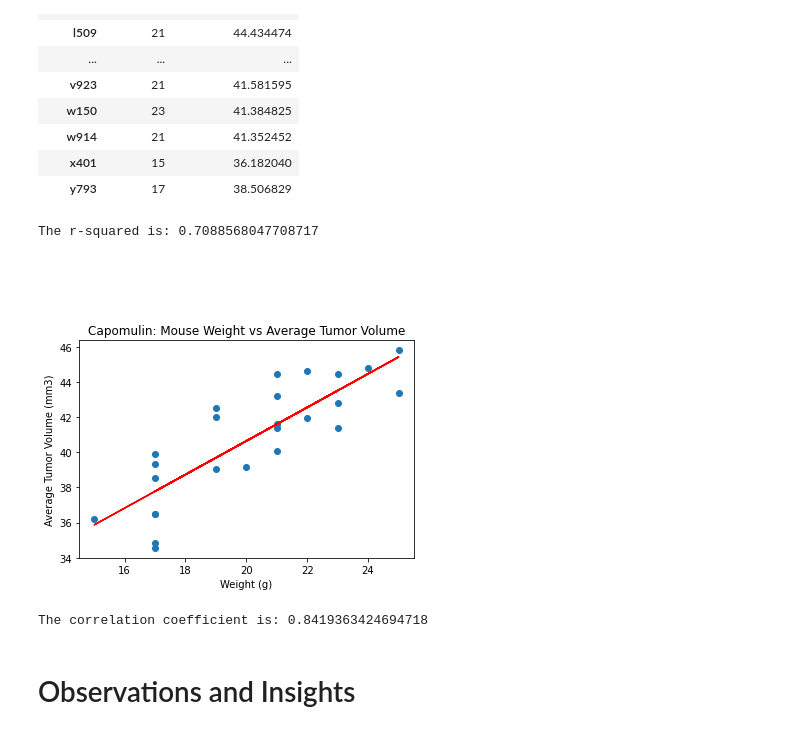
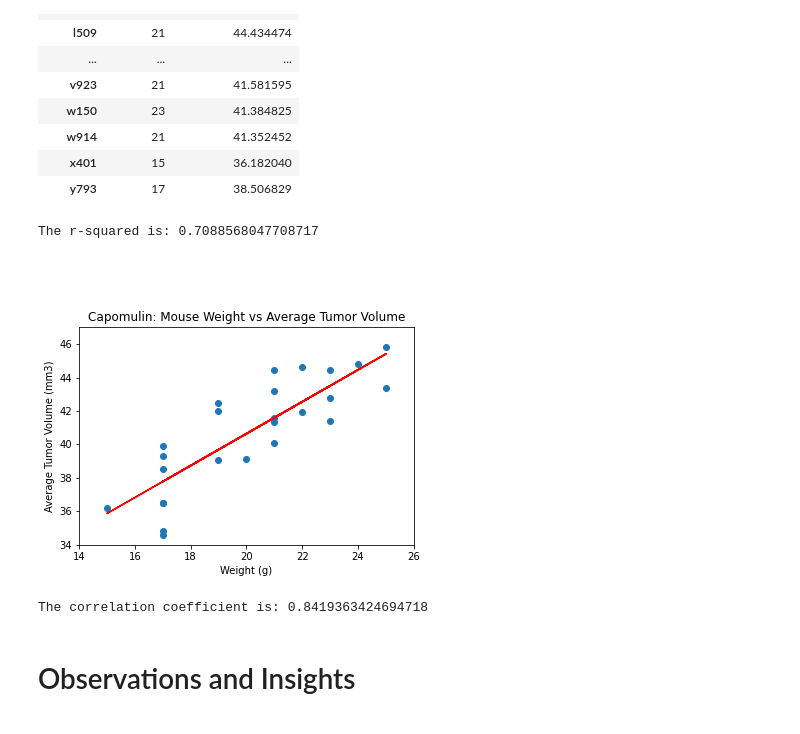
Before and after one commit to chanrce/Matplotlib-challenge, a Jupyter notebook: Instructions/Pymaceuticals/pymaceuticals_starter.ipynb, the cells around one changed output. Saved outputs shown, nothing was run; the diff lists cells and outputs as text; code cells hidden in the pictures.

Commit message:
added xlim and ylims

```diff
--- a/Instructions/Pymaceuticals/pymaceuticals_starter.ipynb
+++ b/Instructions/Pymaceuticals/pymaceuticals_starter.ipynb
@@ -453,23 +460,25 @@ tumorvolandweight
 # %%
 #COPIED FROM CLASS EXAMPLE: CORR COEFFICIENT
 
 x_values = tumorvolandweight['Weight (g)']
 y_values = tumorvolandweight['Tumor Volume (mm3)']
 (slope, intercept, rvalue, pvalue, stderr) = linregress(x_values, y_values)
 regress_values = x_values * slope + intercept
 line_eq = "y = " + str(round(slope,2)) + "x + " + str(round(intercept,2))
 plt.scatter(x_values,y_values)
 plt.plot(x_values,regress_values,"r-")
 plt.annotate(line_eq,(25,50),fontsize=15,color="red")
 plt.xlabel('Weight (g)')
 plt.ylabel('Average Tumor Volume (mm3)')
 plt.title("Capomulin: Mouse Weight vs Average Tumor Volume")
 print(f"The r-squared is: {rvalue**2}")
+plt.xlim(14, 26)
+plt.ylim(34, 47)
 plt.show()
 print(f"The correlation coefficient is: {rvalue}")
 # %% [output]
 The r-squared is: 0.7088568047708717
-[figure, old version]
+[figure, new version]
 The correlation coefficient is: 0.8419363424694718
 # %% [markdown]
 # Observations and Insights
```
Also changed, not shown: parts of 3 cells of this notebook.
